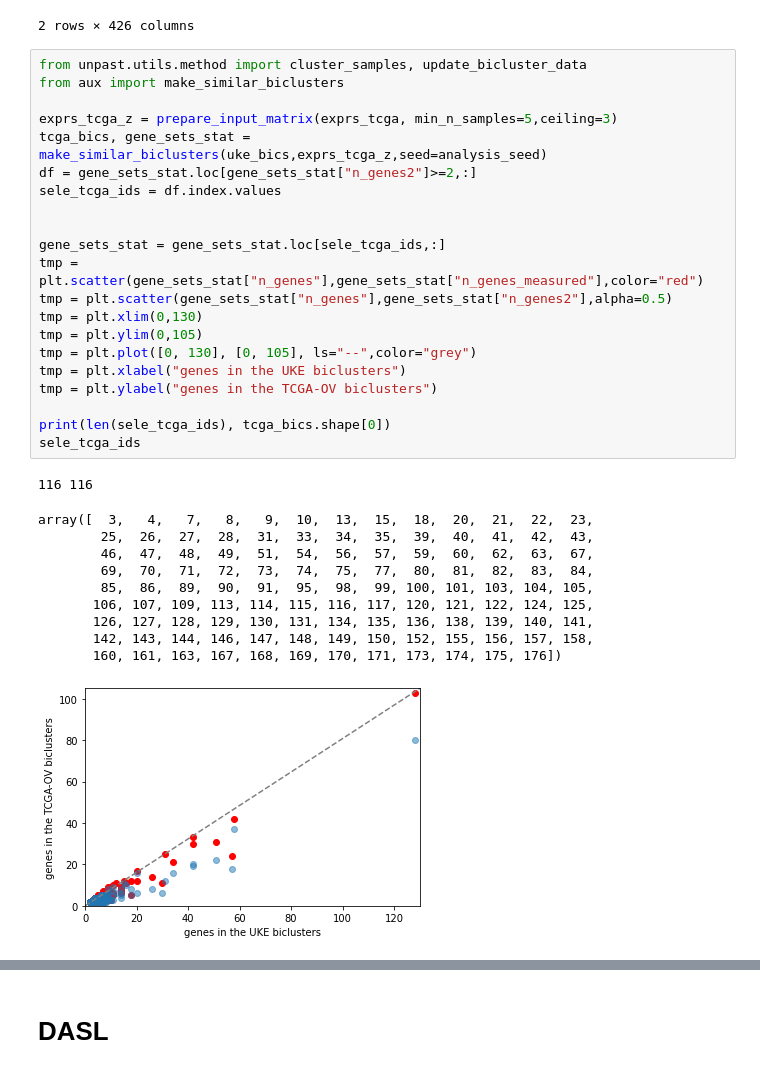
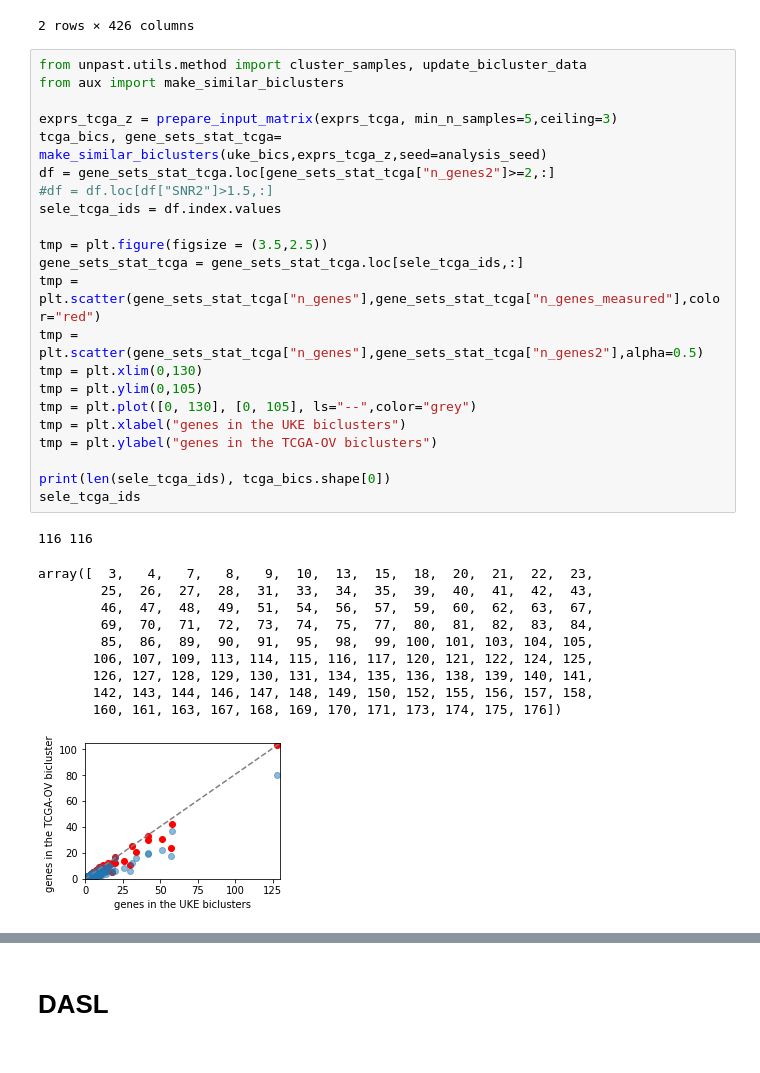
Before and after one commit to ozolotareva/bevacizumab_ovca_signature, a Jupyter notebook: heterogneity.ipynb, the cells around one changed output, grey strips where cells are left out. Drawn from its saved outputs; the diff is of its cells as text.

Commit message:
figures in tumor heterogeneity analysis are updated

```diff
--- a/heterogneity.ipynb
+++ b/heterogneity.ipynb
@@ -110,36 +110,37 @@ exprs_tcga.head(2)
 # %%
 from unpast.utils.method import cluster_samples, update_bicluster_data
 from aux import make_similar_biclusters
 
 exprs_tcga_z = prepare_input_matrix(exprs_tcga, min_n_samples=5,ceiling=3)
-tcga_bics, gene_sets_stat = make_similar_biclusters(uke_bics,exprs_tcga_z,seed=analysis_seed)
-df = gene_sets_stat.loc[gene_sets_stat["n_genes2"]>=2,:]
+tcga_bics, gene_sets_stat_tcga= make_similar_biclusters(uke_bics,exprs_tcga_z,seed=analysis_seed)
+df = gene_sets_stat_tcga.loc[gene_sets_stat_tcga["n_genes2"]>=2,:]
+#df = df.loc[df["SNR2"]>1.5,:]
 sele_tcga_ids = df.index.values
 
-
-gene_sets_stat = gene_sets_stat.loc[sele_tcga_ids,:]
-tmp = plt.scatter(gene_sets_stat["n_genes"],gene_sets_stat["n_genes_measured"],color="red")
-tmp = plt.scatter(gene_sets_stat["n_genes"],gene_sets_stat["n_genes2"],alpha=0.5)
+tmp = plt.figure(figsize = (3.5,2.5))
+gene_sets_stat_tcga = gene_sets_stat_tcga.loc[sele_tcga_ids,:]
+tmp = plt.scatter(gene_sets_stat_tcga["n_genes"],gene_sets_stat_tcga["n_genes_measured"],color="red")
+tmp = plt.scatter(gene_sets_stat_tcga["n_genes"],gene_sets_stat_tcga["n_genes2"],alpha=0.5)
 tmp = plt.xlim(0,130)
 tmp = plt.ylim(0,105)
 tmp = plt.plot([0, 130], [0, 105], ls="--",color="grey")
 tmp = plt.xlabel("genes in the UKE biclusters")
 tmp = plt.ylabel("genes in the TCGA-OV biclusters")
 
 print(len(sele_tcga_ids), tcga_bics.shape[0])
 sele_tcga_ids
 # %% [output]
 116 116
 array([  3,   4,   7,   8,   9,  10,  13,  15,  18,  20,  21,  22,  23,
         25,  26,  27,  28,  31,  33,  34,  35,  39,  40,  41,  42,  43,
         46,  47,  48,  49,  51,  54,  56,  57,  59,  60,  62,  63,  67,
         69,  70,  71,  72,  73,  74,  75,  77,  80,  81,  82,  83,  84,
         85,  86,  89,  90,  91,  95,  98,  99, 100, 101, 103, 104, 105,
        106, 107, 109, 113, 114, 115, 116, 117, 120, 121, 122, 124, 125,
        126, 127, 128, 129, 130, 131, 134, 135, 136, 138, 139, 140, 141,
        142, 143, 144, 146, 147, 148, 149, 150, 152, 155, 156, 157, 158,
        160, 161, 163, 167, 168, 169, 170, 171, 173, 174, 175, 176])
-[figure, old version]
+[figure, new version]
 # %%
 tcga_bics["genes_renamed"] = tcga_bics["genes"].apply(lambda genes: set([rename_gene(x, keep_not_mapped=True) for x in genes]))
 b = tcga_bics.copy()
```
Also changed, not shown: parts of 64 cells of this notebook.
